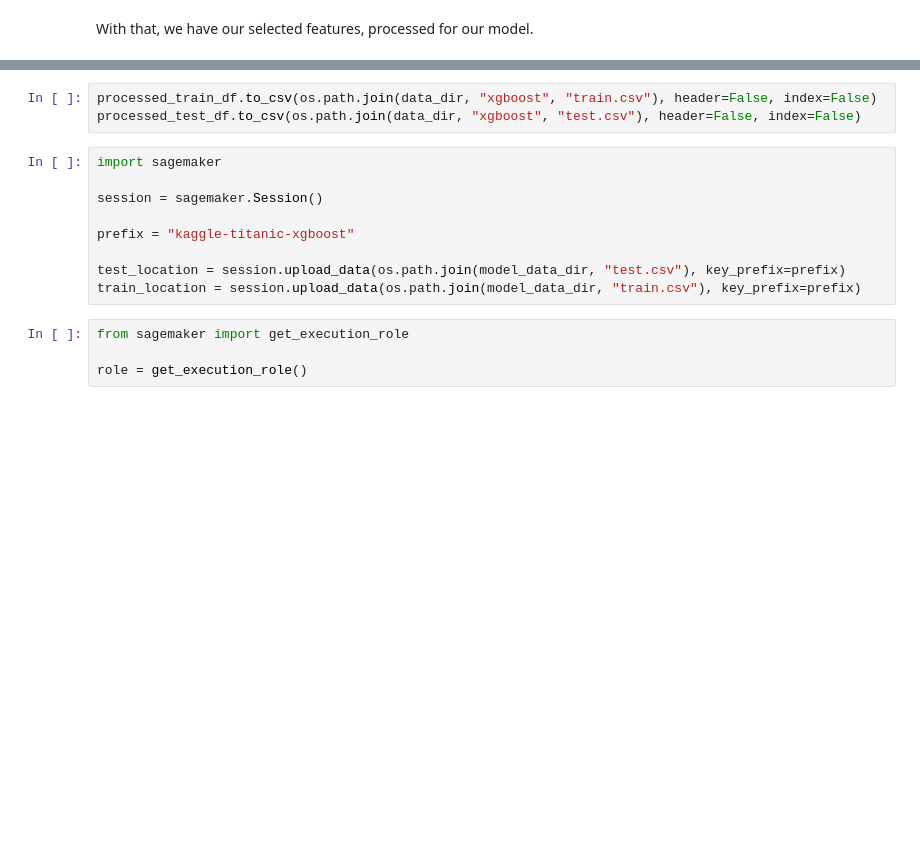
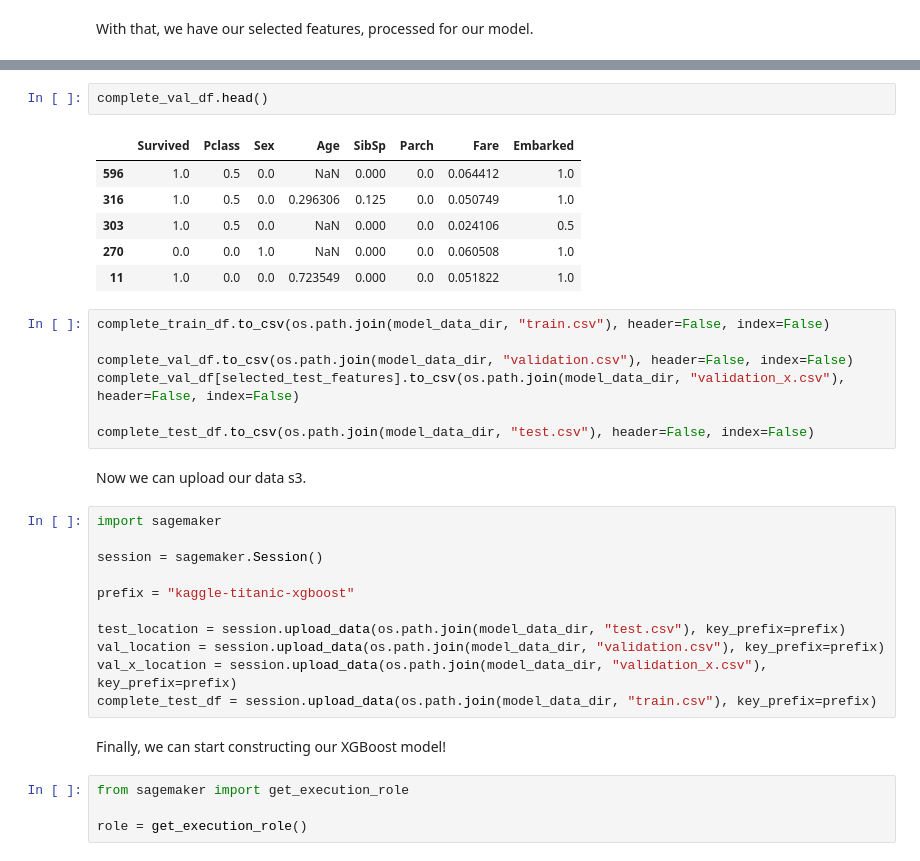
Before and after one commit to typekev/kaggle-titanic, a Jupyter notebook: Kaggle Titanic.ipynb, the cells around one changed output, grey strips where cells are left out. Drawn from its saved outputs; the diff is of its cells as text; blank space fills up the shorter version.

```diff
--- a/Kaggle Titanic.ipynb
+++ b/Kaggle Titanic.ipynb
@@ -349,6 +373,21 @@ if not os.path.exists(model_data_dir):
+# %%
+complete_val_df.head()
+# %% [output]
+|  | Survived | Pclass | Sex | Age | SibSp | Parch | Fare | Embarked |
+| 596 | 1.0 | 0.5 | 0.0 | NaN | 0.000 | 0.0 | 0.064412 | 1.0 |
+| 316 | 1.0 | 0.5 | 0.0 | 0.296306 | 0.125 | 0.0 | 0.050749 | 1.0 |
+| 303 | 1.0 | 0.5 | 0.0 | NaN | 0.000 | 0.0 | 0.024106 | 0.5 |
+| 270 | 0.0 | 0.0 | 1.0 | NaN | 0.000 | 0.0 | 0.060508 | 1.0 |
+| 11 | 1.0 | 0.0 | 0.0 | 0.723549 | 0.000 | 0.0 | 0.051822 | 1.0 |
 # %%
-processed_train_df.to_csv(os.path.join(data_dir, "xgboost", "train.csv"), header=False, index=False)
-processed_test_df.to_csv(os.path.join(data_dir, "xgboost", "test.csv"), header=False, index=False)
+complete_train_df.to_csv(os.path.join(model_data_dir, "train.csv"), header=False, index=False)
+
+complete_val_df.to_csv(os.path.join(model_data_dir, "validation.csv"), header=False, index=False)
+complete_val_df[selected_test_features].to_csv(os.path.join(model_data_dir, "validation_x.csv"), header=False, index=False)
+
+complete_test_df.to_csv(os.path.join(model_data_dir, "test.csv"), header=False, index=False)
+# %% [markdown]
+Now we can upload our data s3.
 # %%
 import sagemaker
 
@@ -357,7 +396,11 @@ session = sagemaker.Session()
 prefix = "kaggle-titanic-xgboost"
 
 test_location = session.upload_data(os.path.join(model_data_dir, "test.csv"), key_prefix=prefix)
-train_location = session.upload_data(os.path.join(model_data_dir, "train.csv"), key_prefix=prefix)
+val_location = session.upload_data(os.path.join(model_data_dir, "validation.csv"), key_prefix=prefix)
+val_x_location = session.upload_data(os.path.join(model_data_dir, "validation_x.csv"), key_prefix=prefix)
+complete_test_df = session.upload_data(os.path.join(model_data_dir, "train.csv"), key_prefix=prefix)
+# %% [markdown]
+Finally, we can start constructing our XGBoost model!
 # %%
 from sagemaker import get_execution_role
 
```
Also changed, not shown: parts of 34 cells of this notebook, 5 other files.
